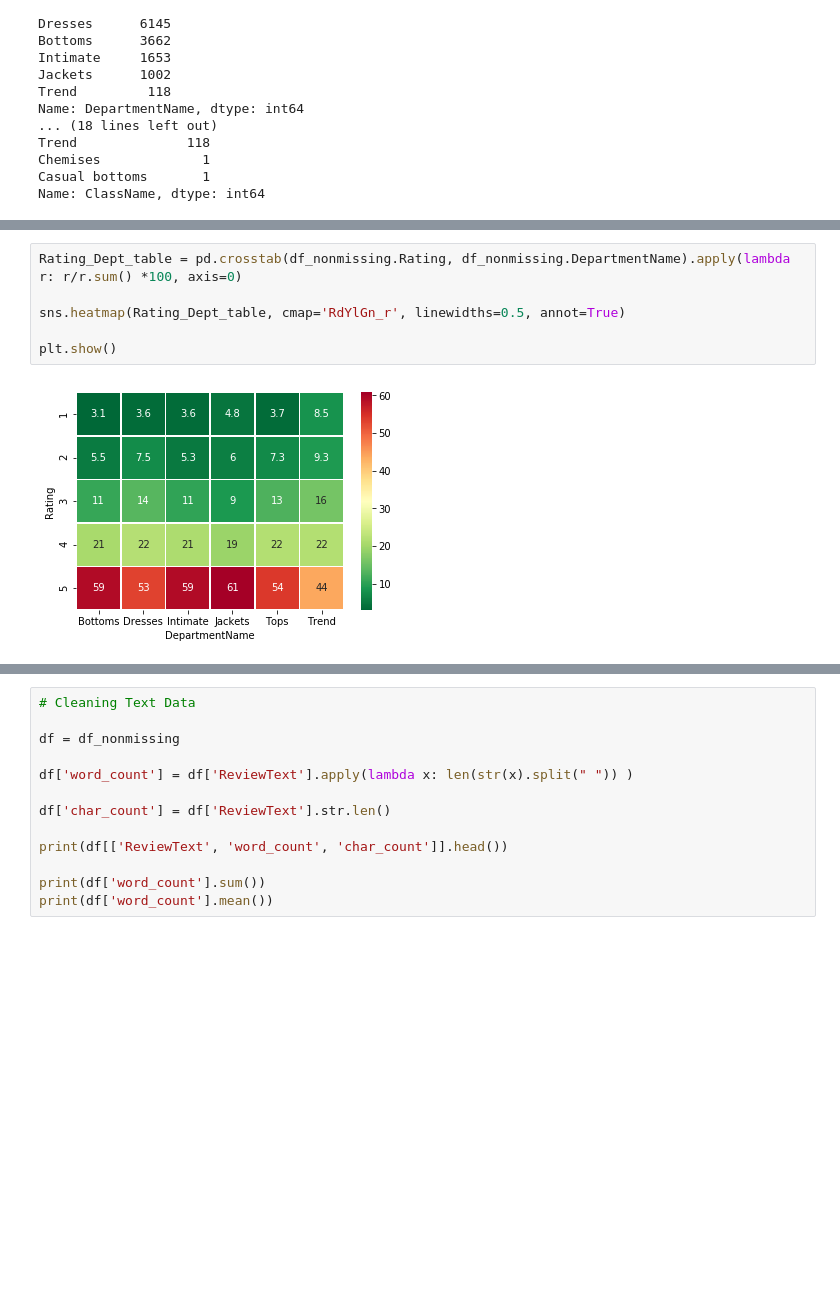
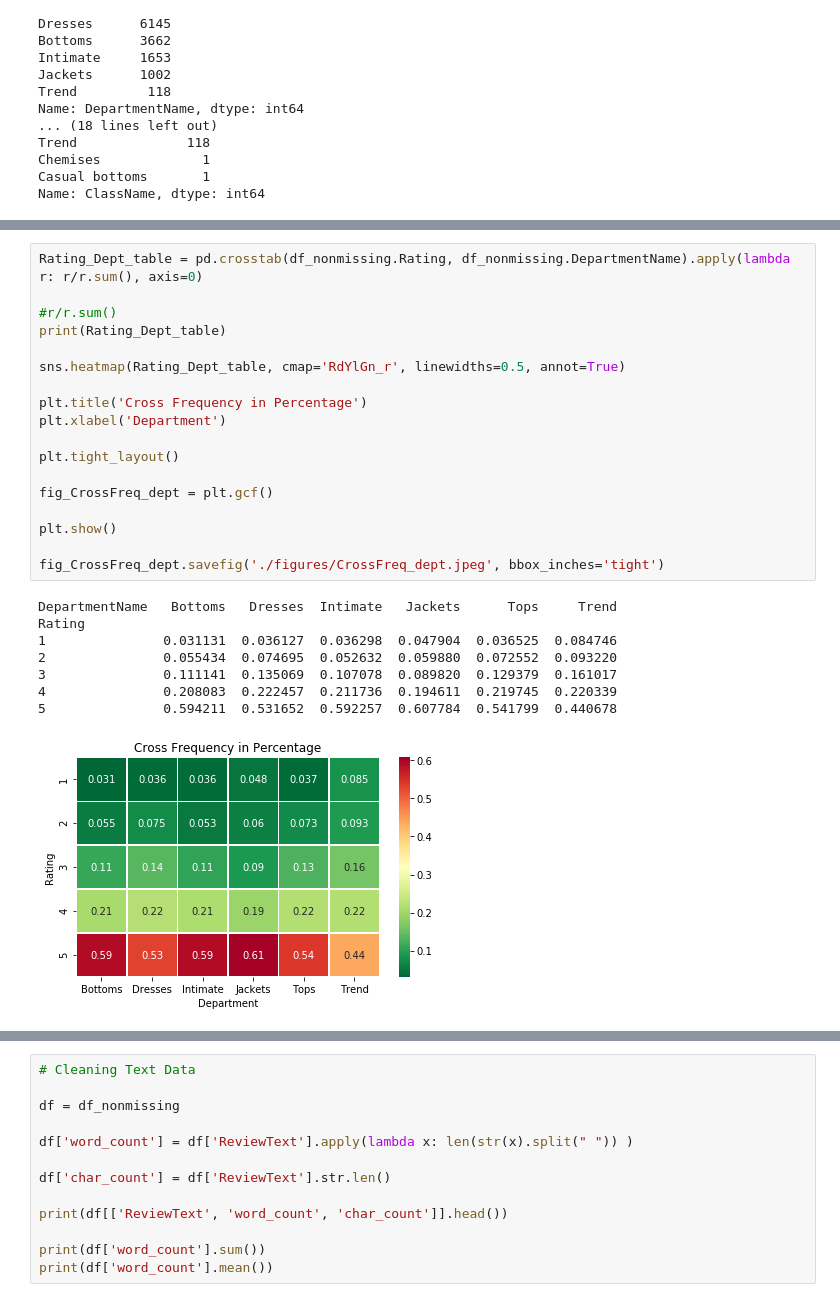
Before and after one commit to donaray/SpringBoard, a Jupyter notebook: Capstone/TextClassification/TextClassification.ipynb, the cells around one changed output, grey strips where cells are left out. Saved outputs shown, nothing was run; the diff lists cells and outputs as text; blank space fills up the shorter version.

```diff
--- a/Capstone/TextClassification/TextClassification.ipynb
+++ b/Capstone/TextClassification/TextClassification.ipynb
@@ -269,11 +279,30 @@ Rating
 # %%
-Rating_Dept_table = pd.crosstab(df_nonmissing.Rating, df_nonmissing.DepartmentName).apply(lambda r: r/r.sum() *100, axis=0)
+Rating_Dept_table = pd.crosstab(df_nonmissing.Rating, df_nonmissing.DepartmentName).apply(lambda r: r/r.sum(), axis=0)
+
+#r/r.sum()
+print(Rating_Dept_table)
 
 sns.heatmap(Rating_Dept_table, cmap='RdYlGn_r', linewidths=0.5, annot=True)
 
+plt.title('Cross Frequency in Percentage')
+plt.xlabel('Department')
+
+plt.tight_layout()
+
+fig_CrossFreq_dept = plt.gcf()
+
 plt.show()
+
+fig_CrossFreq_dept.savefig('./figures/CrossFreq_dept.jpeg', bbox_inches='tight')
 # %% [output]
+DepartmentName   Bottoms   Dresses  Intimate   Jackets      Tops     Trend
+Rating
+1               0.031131  0.036127  0.036298  0.047904  0.036525  0.084746
+2               0.055434  0.074695  0.052632  0.059880  0.072552  0.093220
+3               0.111141  0.135069  0.107078  0.089820  0.129379  0.161017
+4               0.208083  0.222457  0.211736  0.194611  0.219745  0.220339
+5               0.594211  0.531652  0.592257  0.607784  0.541799  0.440678
-[figure, old version]
+[figure, new version]
 # %%
 # Number of Positive Counts by Division
 
```
Also changed, not shown: parts of 19 cells of this notebook.
